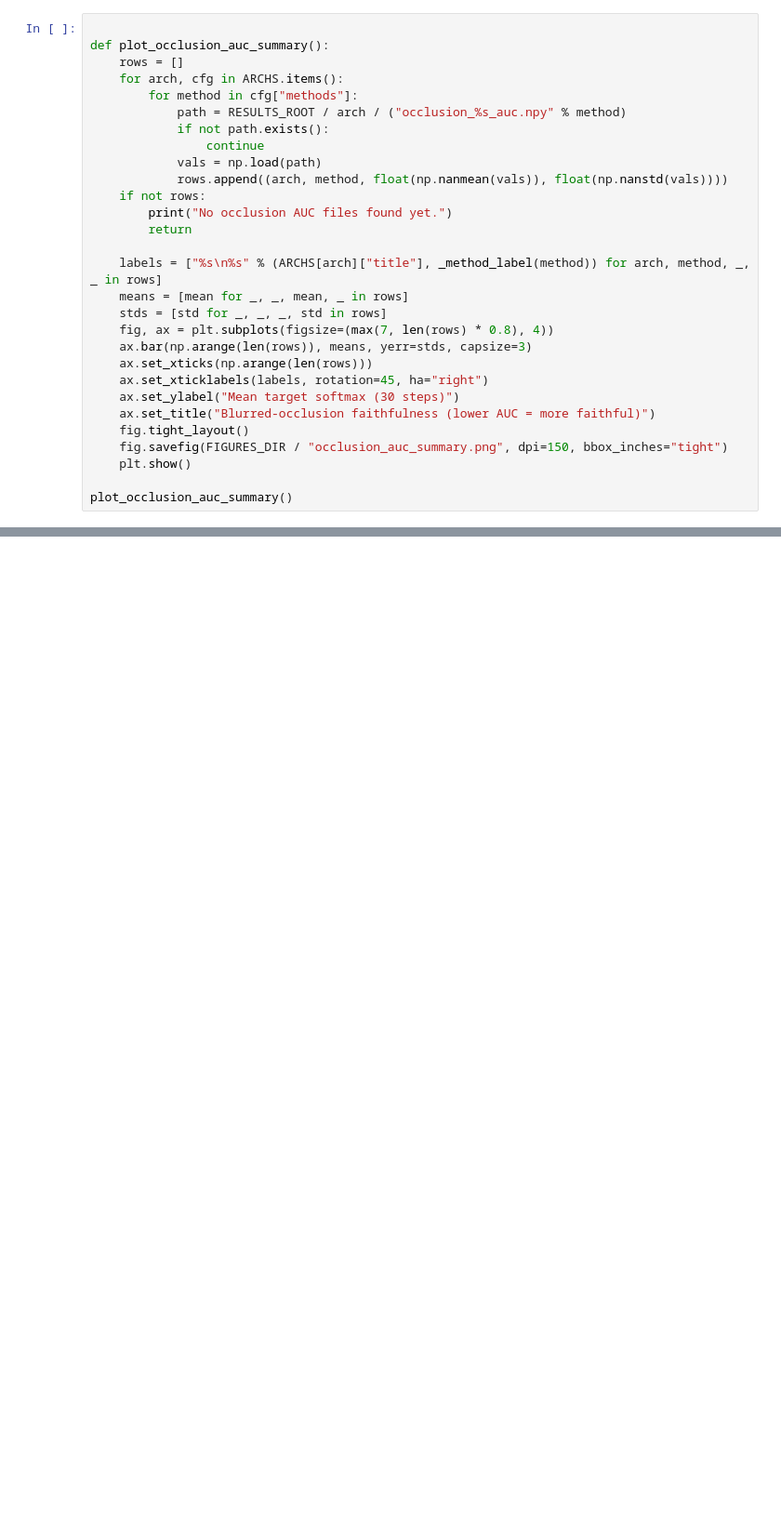
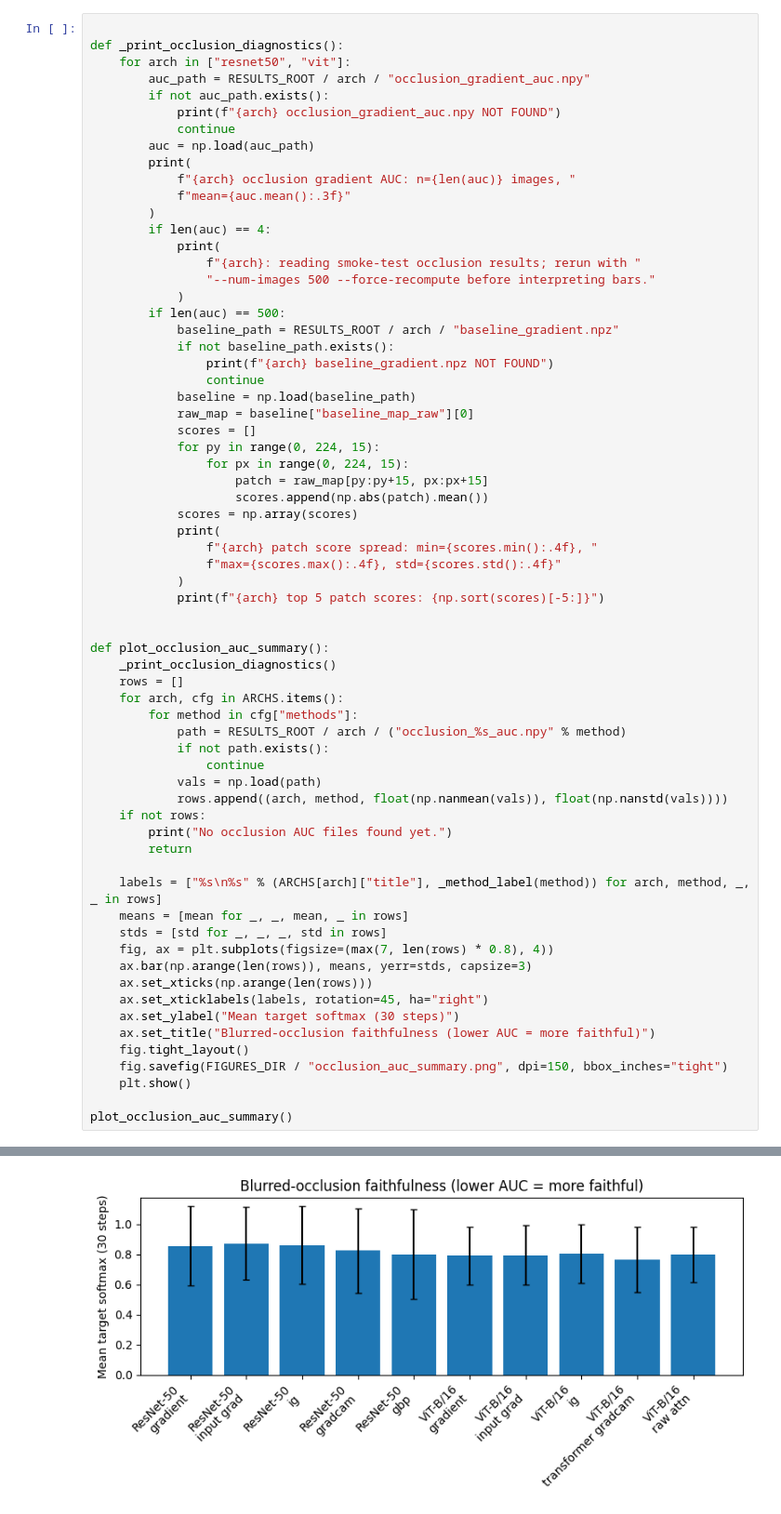
Before and after one commit to tranalexa/saliency_and_attention, a Jupyter notebook: notebooks/notebook_analysis.ipynb, the cells around one changed output, grey strips where cells are left out. Shown at 93% size. Drawn from its saved outputs; the diff is of its cells as text; blank space fills up the shorter version.

Commit message:
misc changes to cascade + occlusion + nb

```diff
--- a/notebooks/notebook_analysis.ipynb
+++ b/notebooks/notebook_analysis.ipynb
@@ -327,6 +399,43 @@ for tag, label in MECH_ARCH_TAGS:
 # %%
 
+def _print_occlusion_diagnostics():
+    for arch in ["resnet50", "vit"]:
+        auc_path = RESULTS_ROOT / arch / "occlusion_gradient_auc.npy"
+        if not auc_path.exists():
+            print(f"{arch} occlusion_gradient_auc.npy NOT FOUND")
+            continue
+        auc = np.load(auc_path)
+        print(
+            f"{arch} occlusion gradient AUC: n={len(auc)} images, "
+            f"mean={auc.mean():.3f}"
+        )
+        if len(auc) == 4:
+            print(
+                f"{arch}: reading smoke-test occlusion results; rerun with "
+                "--num-images 500 --force-recompute before interpreting bars."
+            )
+        if len(auc) == 500:
+            baseline_path = RESULTS_ROOT / arch / "baseline_gradient.npz"
+            if not baseline_path.exists():
+                print(f"{arch} baseline_gradient.npz NOT FOUND")
+                continue
+            baseline = np.load(baseline_path)
+            raw_map = baseline["baseline_map_raw"][0]
+            scores = []
+            for py in range(0, 224, 15):
+                for px in range(0, 224, 15):
+                    patch = raw_map[py:py+15, px:px+15]
+                    scores.append(np.abs(patch).mean())
+            scores = np.array(scores)
+            print(
+                f"{arch} patch score spread: min={scores.min():.4f}, "
+                f"max={scores.max():.4f}, std={scores.std():.4f}"
+            )
+            print(f"{arch} top 5 patch scores: {np.sort(scores)[-5:]}")
+
+
 def plot_occlusion_auc_summary():
+    _print_occlusion_diagnostics()
     rows = []
     for arch, cfg in ARCHS.items():
         for method in cfg["methods"]:
@@ -353,3 +462,4 @@ def plot_occlusion_auc_summary():
     plt.show()
 
 plot_occlusion_auc_summary()
+# %% [output]
@@ -356,3 +472,4 @@ plot_occlusion_auc_summary()
+[figure, added]
 # %%
 
 for arch, cfg in ARCHS.items():
```
Also changed, not shown: parts of 12 cells of this notebook, 10 other files.
